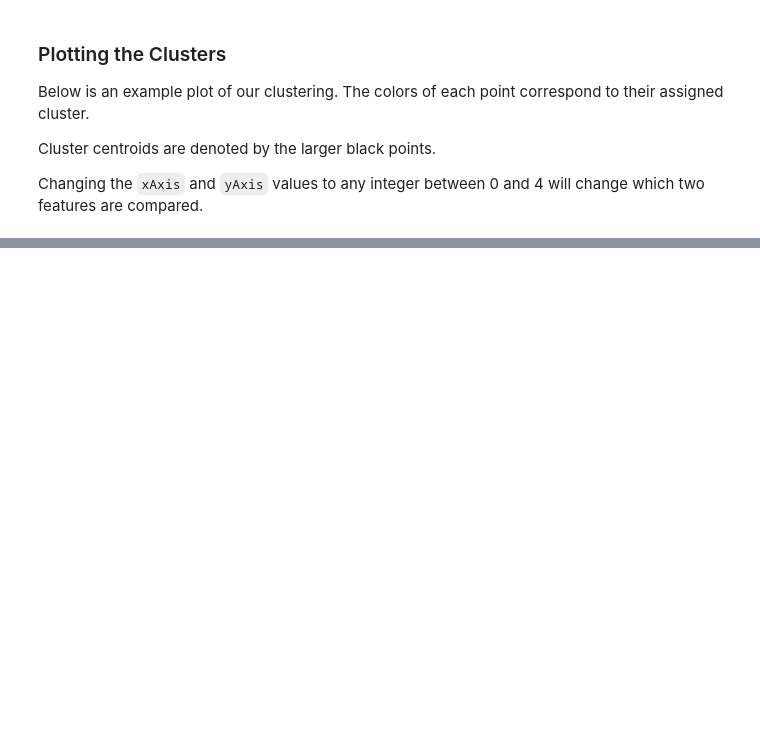
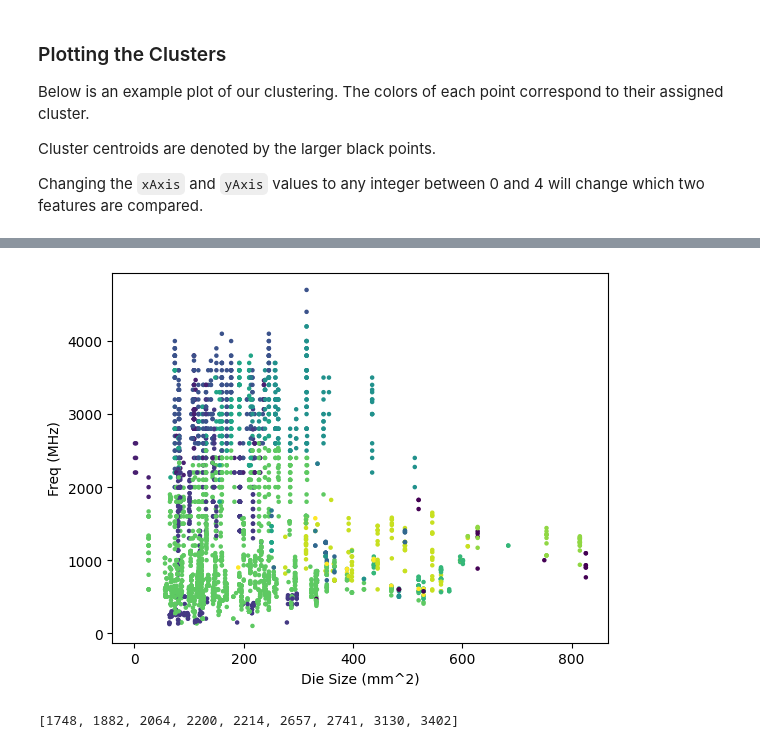
Before and after one commit to CodeAX2/csci-550-project1, a Jupyter notebook: Project1.ipynb, the cells around one changed output, grey strips where cells are left out. Cells and saved outputs as stored; diff of their text form; code cells hidden in the pictures; blank space fills up the shorter version.

Commit message:
Implement dbscan

```diff
--- a/Project1.ipynb
+++ b/Project1.ipynb
@@ -79,0 +82,9 @@ plt.ylabel(df.columns[yAxis]);
+# %%
+import dbscan
+
+dbScanAlg = dbscan.DBScan(15, 2.5)
+# dbscan works a bit better with normalized data
+normalizedDF = (df-df.mean())/df.std()
+(assignments, corePts, borderPts, noisePts) = dbScanAlg.runAlgorithm(normalizedDF)
+for i in assignments:
+    print(i)
@@ -79,0 +109,13 @@ plt.ylabel(df.columns[yAxis]);
+# %%
+xAxis = 3
+yAxis = 4
+
+plt.scatter(df.values[:,xAxis], df.values[:,yAxis], c=assignments, s=5)
+plt.xlabel(df.columns[xAxis])
+plt.ylabel(df.columns[yAxis]);
+# %% [output]
+[figure, added]
+# %%
+print(noisePts)
+# %% [output]
+[1748, 1882, 2064, 2200, 2214, 2657, 2741, 3130, 3402]
```
Also changed, not shown: parts of 3 cells of this notebook, 2 other files.
